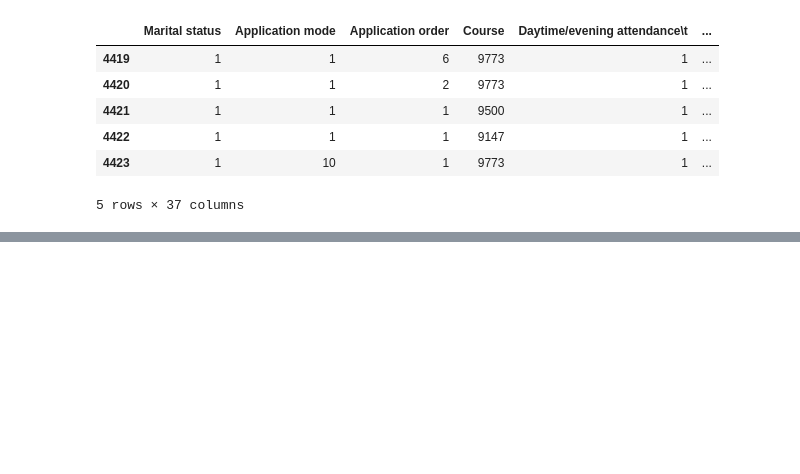
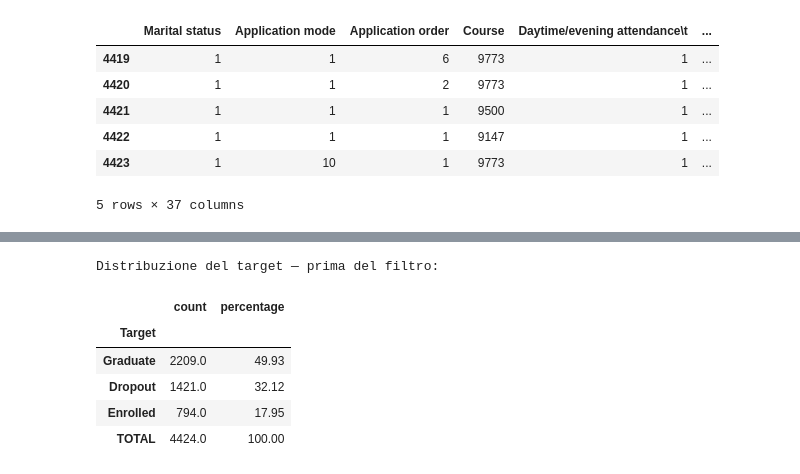
Before and after one commit to jessica-m-pucci/student-dropout-ml, a Jupyter notebook: notebooks/01_preliminary_analysis.ipynb, the cells around one changed output, grey strips where cells are left out. Saved outputs shown, nothing was run; the diff lists cells and outputs as text; code cells hidden in the pictures; blank space fills up the shorter version.

Commit message:
feat(us-02): add target definition with binary encoding and viz

```diff
--- a/notebooks/01_preliminary_analysis.ipynb
+++ b/notebooks/01_preliminary_analysis.ipynb
@@ -4,11 +66,7 @@
 In questa sezione carichiamo il dataset e verifichiamo che sia quello corretto
 prima di fare qualsiasi analisi.
 # %%
-import pandas as pd
-from pathlib import Path
-
-data_path = Path().resolve().parent / "data" / "raw" / "data.csv"
-df = pd.read_csv(data_path, sep=";")
+df = pd.read_csv('../data/raw/data.csv', sep=';')
 
 df.head()
 # %% [output]
@@ -62,0 +151,30 @@ df.tail()
+# %%
+# Snapshot della distribuzione del target PRIMA del filtro.
+# Costruiamo una tabella con conteggi assoluti e proporzioni,
+# per documentare lo stato iniziale e calibrare il grafico comparativo.
+
+# Conteggi assoluti per ciascuna classe del target
+counts_before = df['Target'].value_counts()
+
+# Proporzioni relative (somma = 1.0)
+proportions_before = df['Target'].value_counts(normalize=True)
+
+# Combiniamo in un unico DataFrame per leggibilità
+distribution_before = pd.DataFrame({
+    'count': counts_before,
+    'percentage': (proportions_before * 100).round(2),
+})
+
+# Aggiungiamo una riga di totale per dare contesto
+distribution_before.loc['TOTAL'] = [len(df), 100.00]
+
+print("Distribuzione del target — prima del filtro:")
+distribution_before
+# %% [output]
+Distribuzione del target — prima del filtro:
+|  | count | percentage |
+| Target |  |  |
+| Graduate | 2209.0 | 49.93 |
+| Dropout | 1421.0 | 32.12 |
+| Enrolled | 794.0 | 17.95 |
+| TOTAL | 4424.0 | 100.00 |
```
Also changed, not shown: parts of 19 cells of this notebook, 1 other file.
